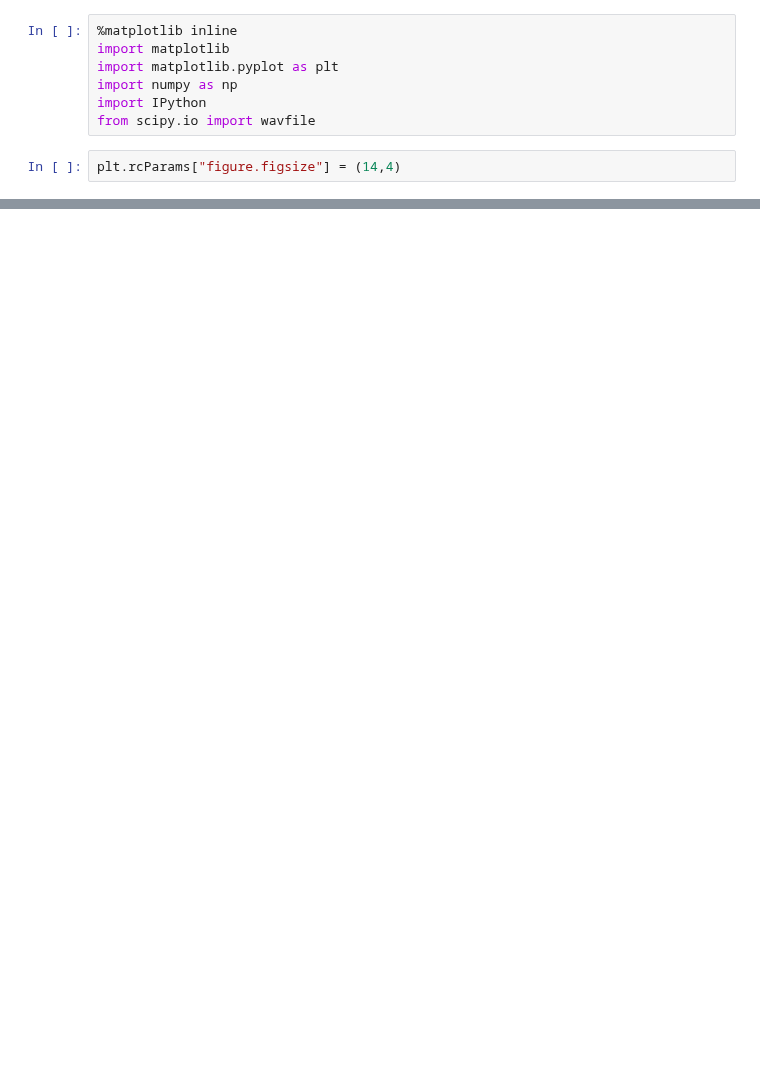
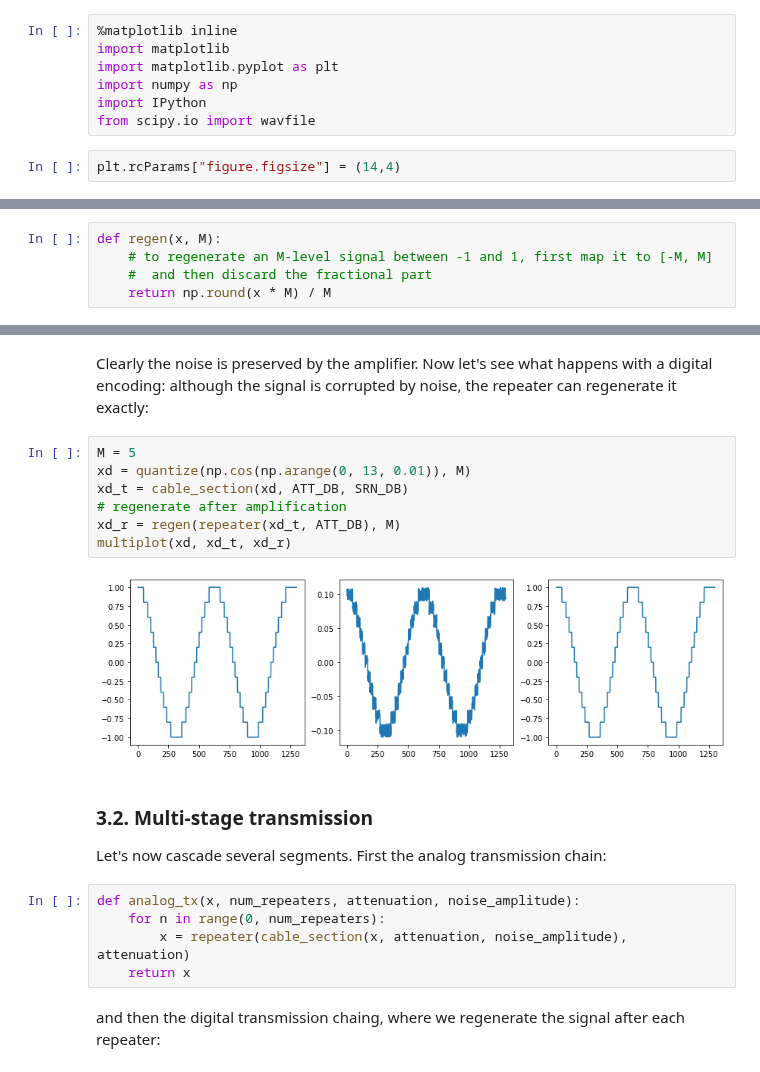
Before and after one commit to prandoni/COM303, a Jupyter notebook: SignalTransmission/SignalTransmission.ipynb, the cells around one changed output, grey strips where cells are left out. Saved outputs shown, nothing was run; the diff lists cells and outputs as text; blank space fills up the shorter version.

```diff
--- a/SignalTransmission/SignalTransmission.ipynb
+++ b/SignalTransmission/SignalTransmission.ipynb
@@ -147,0 +147,5 @@ Digital trasmission: SNR = 6.228061 dB
+# %%
+def regen(x, M):
+    # to regenerate an M-level signal between -1 and 1, first map it to [-M, M]
+    #  and then discard the fractional part
+    return np.round(x * M) / M
@@ -147,0 +169,22 @@ Digital trasmission: SNR = 6.228061 dB
+# %% [markdown]
+Clearly the noise is preserved by the amplifier. Now let's see what happens with a digital encoding: although the signal is corrupted by noise, the repeater can regenerate it exactly:
+# %%
+M = 5
+xd = quantize(np.cos(np.arange(0, 13, 0.01)), M)
+xd_t = cable_section(xd, ATT_DB, SRN_DB)
+# regenerate after amplification
+xd_r = regen(repeater(xd_t, ATT_DB), M)
+multiplot(xd, xd_t, xd_r)
+# %% [output]
+[figure, added]
+# %% [markdown]
+### 3.2. Multi-stage transmission
+
+Let's now cascade several segments. First the analog transmission chain:
+# %%
+def analog_tx(x, num_repeaters, attenuation, noise_amplitude):
+    for n in range(0, num_repeaters):
+        x = repeater(cable_section(x, attenuation, noise_amplitude), attenuation)
+    return x
+# %% [markdown]
+and then the digital transmission chaing, where we regenerate the signal after each repeater:
```
Also changed, not shown: parts of 70 cells of this notebook, 2 other files.
